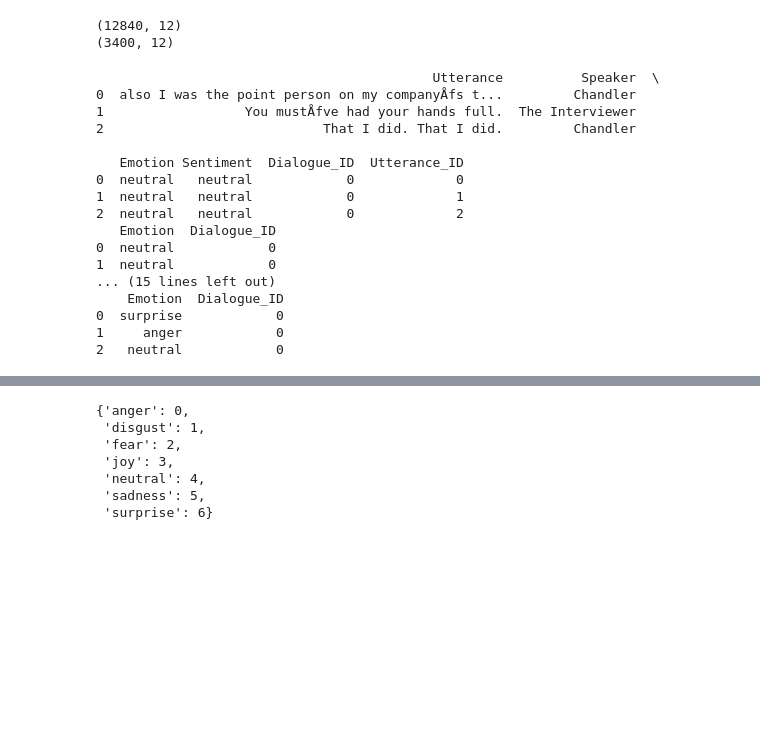
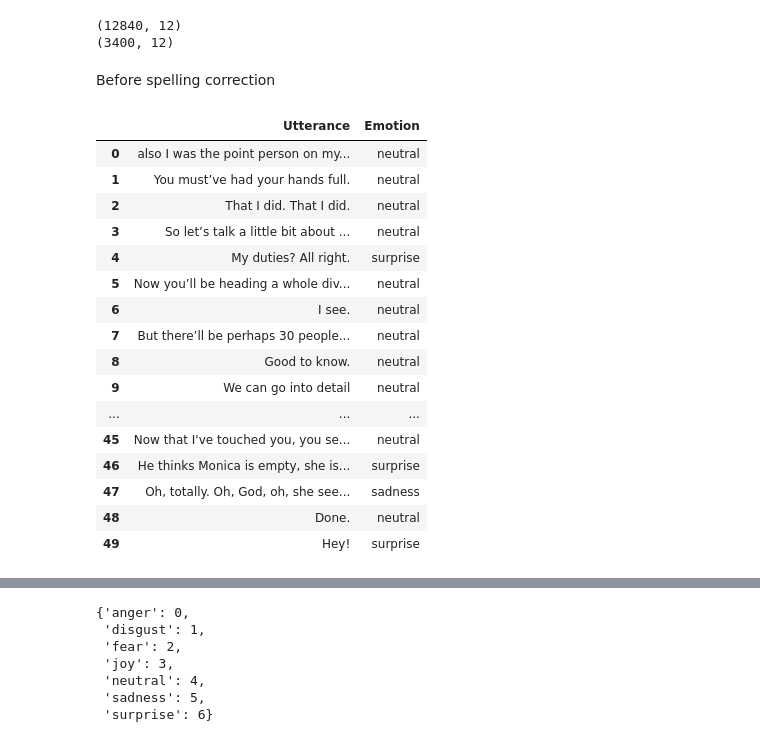
Before and after one commit to ELIJDAYO/ER_GAT, a Jupyter notebook: contextEncoder2.ipynb, the cells around one changed output, grey strips where cells are left out. Drawn from its saved outputs; the diff is of its cells as text; code cells hidden in the pictures; blank space fills up the shorter version.

```diff
--- a/contextEncoder2.ipynb
+++ b/contextEncoder2.ipynb
@@ -95,8 +95,8 @@ def find_value_ranges(lst):
     return value_ranges
 # %%
 # Read the CSV file
-X_train = pd.read_csv('data/train_sent_emo_dya.csv', encoding='MacRoman')
-X_test = pd.read_csv('data/test_sent_emo_dya.csv', encoding='MacRoman')
+X_train = pd.read_csv('data/train_sent_emo_dya.csv', encoding='shift_jis')
+X_test = pd.read_csv('data/test_sent_emo_dya.csv', encoding='utf-8')
 
 # Display the first three rows
 print(X_train.shape)
@@ -120,27 +120,26 @@ y_test["Dialogue_ID"] = X_test["Dialogue_ID"].copy()
 
 # Drop features from X_train DataFrame
 X_train = X_train.drop(drop_features, axis=1)
-
-print(X_train[:3])
-print(y_train[:3])
-
-print(X_test[:3])
-print(y_test[:3])
+X_test = X_test.drop(drop_features, axis=1)
-# %% [output]
-                                           Utterance          Speaker  \
-0  also I was the point person on my companyÅfs t...         Chandler
-1                  You mustÅfve had your hands full.  The Interviewer
-2                            That I did. That I did.         Chandler
-
-   Emotion Sentiment  Dialogue_ID  Utterance_ID
-0  neutral   neutral            0             0
-1  neutral   neutral            0             1
-2  neutral   neutral            0             2
-   Emotion  Dialogue_ID
-0  neutral            0
-1  neutral            0
-... (15 lines left out)
-    Emotion  Dialogue_ID
-0  surprise            0
-1     anger            0
-2   neutral            0
+# %% [markdown]
+Before spelling correction
+# %%
+X_train[["Utterance", "Emotion"]][:50]
+# %% [output]
+|  | Utterance | Emotion |
+| 0 | also I was the point person on my... | neutral |
+| 1 | You must’ve had your hands full. | neutral |
+| 2 | That I did. That I did. | neutral |
+| 3 | So let’s talk a little bit about ... | neutral |
+| 4 | My duties? All right. | surprise |
+| 5 | Now you’ll be heading a whole div... | neutral |
+| 6 | I see. | neutral |
+| 7 | But there’ll be perhaps 30 people... | neutral |
+| 8 | Good to know. | neutral |
+| 9 | We can go into detail | neutral |
+| ... | ... | ... |
+| 45 | Now that I've touched you, you se... | neutral |
+| 46 | He thinks Monica is empty, she is... | surprise |
+| 47 | Oh, totally. Oh, God, oh, she see... | sadness |
+| 48 | Done. | neutral |
+| 49 | Hey! | surprise |
```
Also changed, not shown: parts of 4 cells of this notebook, 12 other files.
